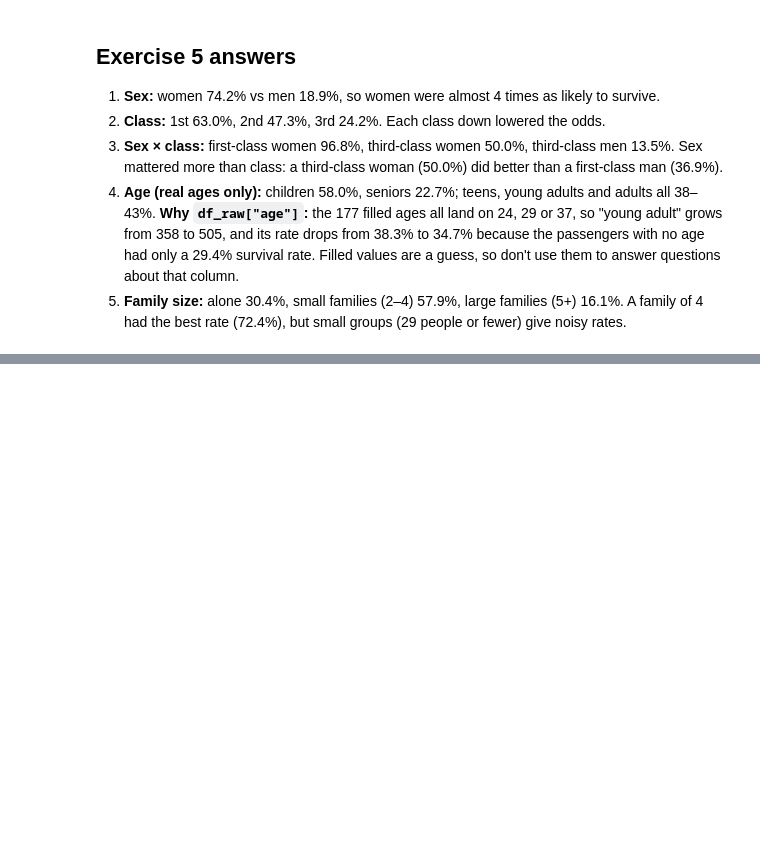
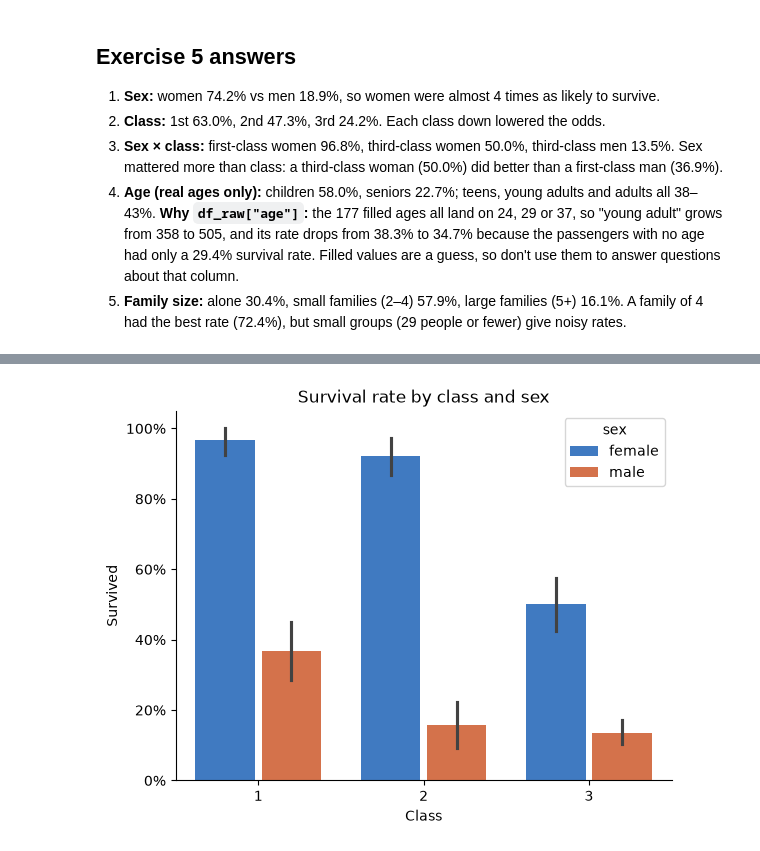
Before and after one commit to adam-c4d/pythonllm-practise, a Jupyter notebook: 02_data/titanic_eda.ipynb, the cells around one changed output, grey strips where cells are left out. Drawn from its saved outputs; the diff is of its cells as text; code cells hidden in the pictures; blank space fills up the shorter version.

```diff
--- a/02_data/titanic_eda.ipynb
+++ b/02_data/titanic_eda.ipynb
@@ -453,0 +480,12 @@ survival_by(family_type)
+# %%
+# Cell 3: Survival by class and sex
+
+ax = sns.barplot(data=df, x="pclass", y="survived", hue="sex", palette={"female": BLUE, "male": ORANGE}, gap=0.1)
+ax.yaxis.set_major_formatter(PercentFormatter(1))
+plt.title("Survival rate by class and sex")
+plt.xlabel("Class")
+plt.ylabel("Survived")
+plt.savefig(output_dir / "survival_by_class_sex.png", bbox_inches="tight")
+plt.show()
+# %% [output]
+[figure, added]
```
Also changed, not shown: parts of 8 cells of this notebook, 2 other files.
